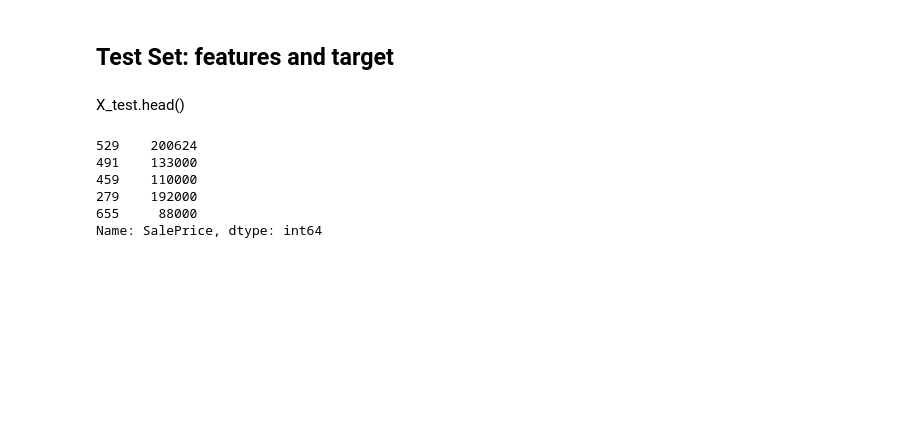
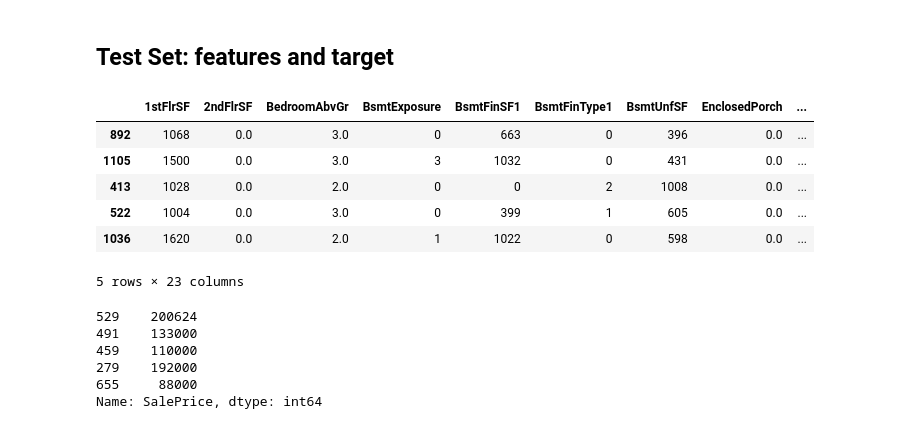
Before and after one commit to BjornL1/heritage-housing2, a Jupyter notebook: jupyter_notebooks/05 - ModelEvaluteRegr_PredictPrice.ipynb, the cells around one changed output. Drawn from its saved outputs; the diff is of its cells as text; code cells hidden in the pictures; blank space fills up the shorter version.

Commit message:
Complete test of store image improvement

```diff
--- a/jupyter_notebooks/05 - ModelEvaluteRegr_PredictPrice.ipynb
+++ b/jupyter_notebooks/05 - ModelEvaluteRegr_PredictPrice.ipynb
@@ -1005,5 +1061,13 @@ y_train.to_csv(f"{file_path}/y_train.csv", index=False)
 # %% [markdown]
 ## Test Set: features and target
-# %% [markdown]
-X_test.head()
+# %%
+X_test.head()
+# %% [output]
+|  | 1stFlrSF | 2ndFlrSF | BedroomAbvGr | BsmtExposure | BsmtFinSF1 | BsmtFinType1 | BsmtUnfSF | EnclosedPorch | ... |
+| 892 | 1068 | 0.0 | 3.0 | 0 | 663 | 0 | 396 | 0.0 | ... |
+| 1105 | 1500 | 0.0 | 3.0 | 3 | 1032 | 0 | 431 | 0.0 | ... |
+| 413 | 1028 | 0.0 | 2.0 | 0 | 0 | 2 | 1008 | 0.0 | ... |
+| 522 | 1004 | 0.0 | 3.0 | 0 | 399 | 1 | 605 | 0.0 | ... |
+| 1036 | 1620 | 0.0 | 2.0 | 1 | 1022 | 0 | 598 | 0.0 | ... |
+5 rows × 23 columns
 # %%
```
Also changed, not shown: parts of 25 cells of this notebook, 8 other files.
